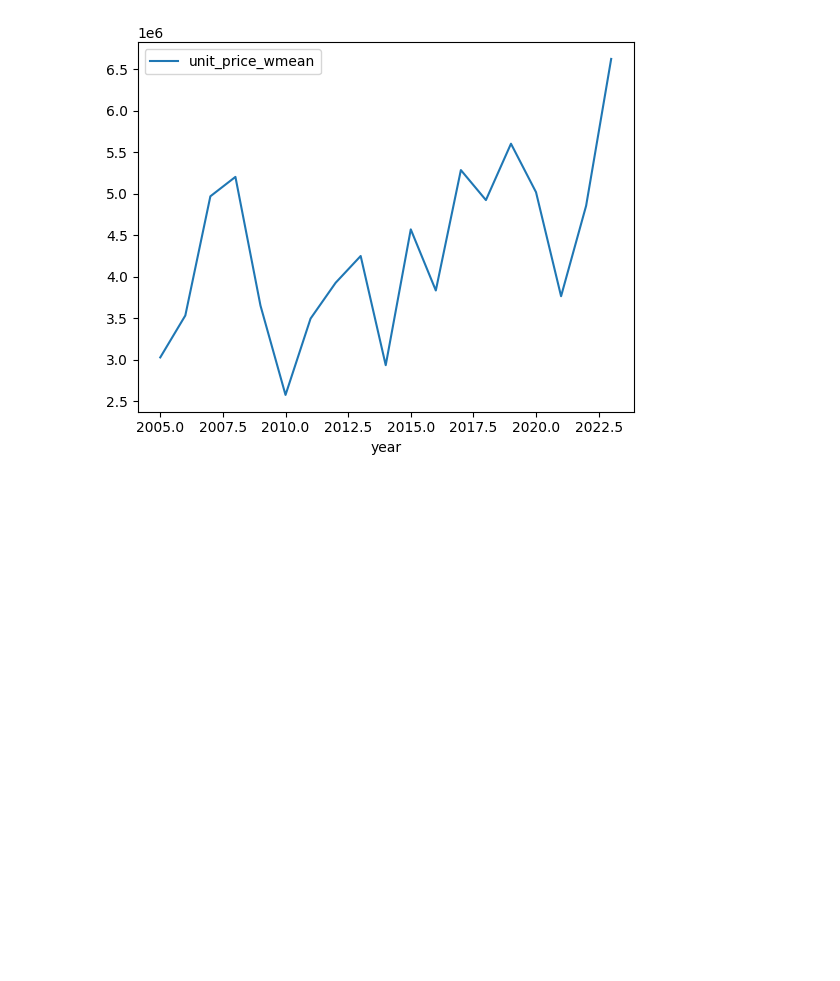
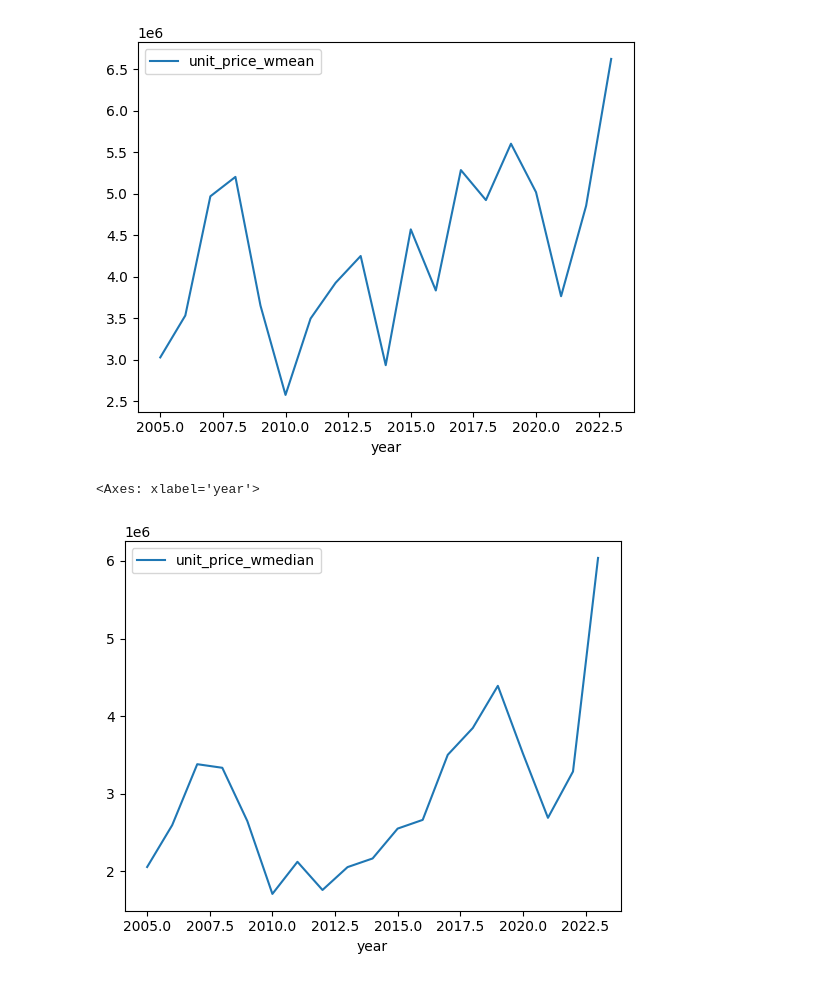
Before and after one commit to diabhaque/Yogen, a Jupyter notebook: notebooks/core_preprocessing/transactions.ipynb, the cells around one changed output. Drawn from its saved outputs; the diff is of its cells as text; code cells hidden in the pictures; blank space fills up the shorter version.

```diff
--- a/notebooks/core_preprocessing/transactions.ipynb
+++ b/notebooks/core_preprocessing/transactions.ipynb
@@ -185,27 +206,26 @@ Wrote to ../../data/derived/building.csv
 # %%
 # test_area = "1100" # Hokkaido Sapporo-shi
-test_area = "13102" # Tokyo-to Chuo-ku
+test_area = 13102 # Tokyo-to Chuo-ku
 # %%
 # median
-df = derived_dfs["building"]
-df = df[df["area_code"] == test_area]
-df.plot(x="year", y="unit_price_median")
+df[df["area_code"] == test_area].plot(x="year", y="unit_price_median")
 # %% [output]
 <Axes: xlabel='year'>
 [figure]
 # %%
 # mean
-df = derived_dfs["building"]
-df = df[df["area_code"] == test_area]
-df.plot(x="year", y="unit_price_mean")
+df[df["area_code"] == test_area].plot(x="year", y="unit_price_mean")
 # %% [output]
 <Axes: xlabel='year'>
 [figure]
 # %%
 # weighted mean - this makes the most sense. Prices wouldn't be on the decline before the financial crisis
-df = derived_dfs["building"]
-df = df[df["area_code"] == test_area]
-df.plot(x="year", y="unit_price_wmean")
+df[df["area_code"] == test_area].plot(x="year", y="unit_price_wmean")
 # %% [output]
 <Axes: xlabel='year'>
 [figure]
+# %%
+df[df["area_code"] == test_area].plot(x="year", y="unit_price_wmedian")
+# %% [output]
+<Axes: xlabel='year'>
+[figure, added]
```
Also changed, not shown: parts of 2 cells of this notebook, 15 other files.
